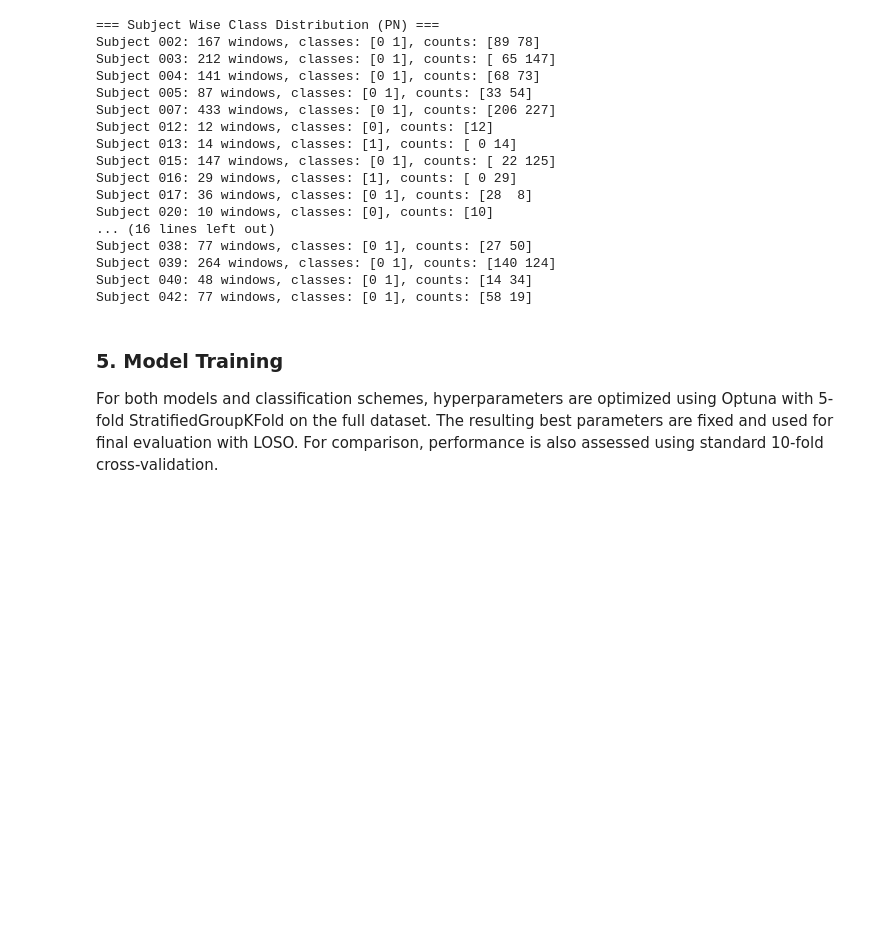
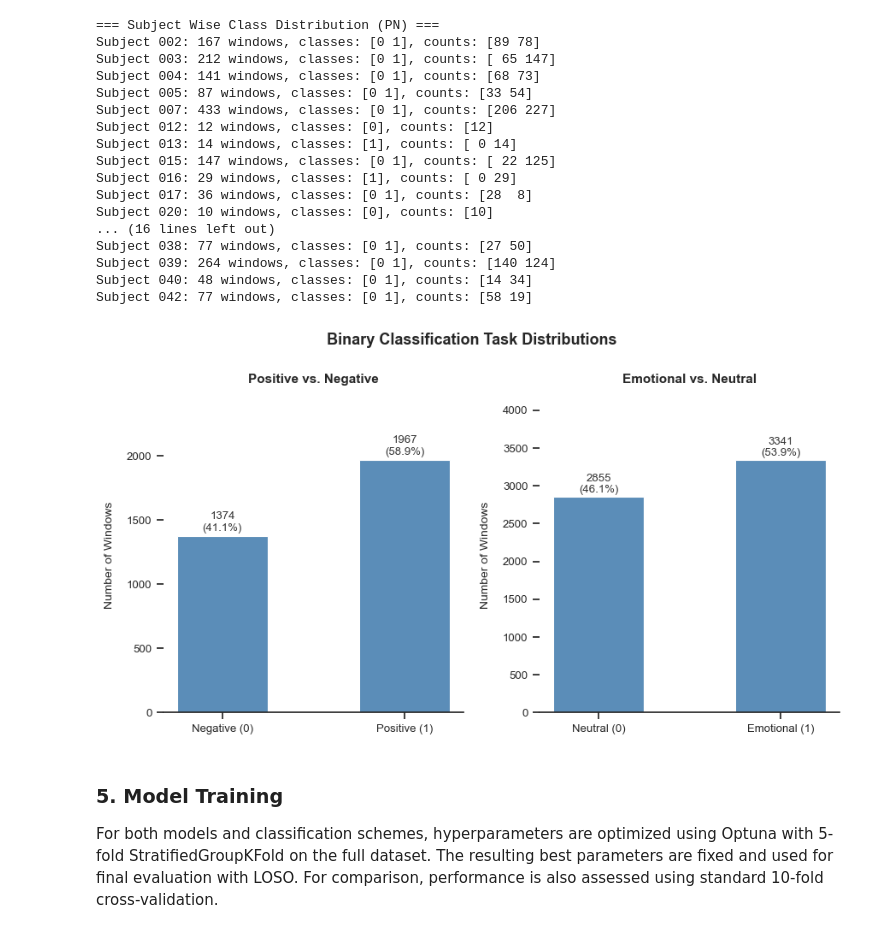
Before and after one commit to connor-richardson/dream-state-classifier, a Jupyter notebook: DWT.ipynb, the cells around one changed output. Drawn from its saved outputs; the diff is of its cells as text; code cells hidden in the pictures; blank space fills up the shorter version.

```diff
--- a/DWT.ipynb
+++ b/DWT.ipynb
@@ -275,6 +308,54 @@ Subject 038: 77 windows, classes: [0 1], counts: [27 50]
 Subject 039: 264 windows, classes: [0 1], counts: [140 124]
 Subject 040: 48 windows, classes: [0 1], counts: [14 34]
 Subject 042: 77 windows, classes: [0 1], counts: [58 19]
+# %%
+sns.set_theme(style="ticks", font_scale=1.1)
+fig, (ax2, ax3) = plt.subplots(1, 2, figsize=(9, 5))
+
+# Positive vs Negative
+pn_counts = [np.sum(y_pn == 0), np.sum(y_pn == 1)]
+pn_labels = ['Negative (0)', 'Positive (1)']
+bars2 = ax2.bar(pn_labels, pn_counts, color='#5b8db8', edgecolor='white', linewidth=0.8, width=0.5)
+for bar, count in zip(bars2, pn_counts):
+    pct = count / sum(pn_counts) * 100
+    ax2.text(bar.get_x() + bar.get_width() / 2,
+             bar.get_height() + 20,
+             f'{count}\n({pct:.1f}%)',
+             ha='center', va='bottom', fontsize=9.5, color='#333333')
+ax2.set_title('Positive vs. Negative', fontsize=11, fontweight='bold', pad=12)
+ax2.set_ylabel('Number of Windows', fontsize=10, labelpad=10)
+ax2.set_ylim(0, max(pn_counts) * 1.25)
+ax2.spines['top'].set_visible(False)
+ax2.spines['right'].set_visible(False)
+ax2.spines['left'].set_visible(False)
+ax2.tick_params(axis='x', labelsize=9.5)
+ax2.tick_params(axis='y', labelsize=9.5)
+
+# Emotional vs Neutral
+en_counts = [np.sum(y_en == 0), np.sum(y_en == 1)]
+en_labels = ['Neutral (0)', 'Emotional (1)']
+bars3 = ax3.bar(en_labels, en_counts, color='#5b8db8', edgecolor='white', linewidth=0.8, width=0.5)
+for bar, count in zip(bars3, en_counts):
+    pct = count / sum(en_counts) * 100
+    ax3.text(bar.get_x() + bar.get_width() / 2,
+             bar.get_height() + 20,
+             f'{count}\n({pct:.1f}%)',
+             ha='center', va='bottom', fontsize=9.5, color='#333333')
+ax3.set_title('Emotional vs. Neutral', fontsize=11, fontweight='bold', pad=12)
+ax3.set_ylabel('Number of Windows', fontsize=10, labelpad=10)
+ax3.set_ylim(0, max(en_counts) * 1.25)
+ax3.spines['top'].set_visible(False)
+ax3.spines['right'].set_visible(False)
+ax3.spines['left'].set_visible(False)
+ax3.tick_params(axis='x', labelsize=9.5)
+ax3.tick_params(axis='y', labelsize=9.5)
+
+fig.suptitle('Binary Classification Task Distributions', fontsize=13, fontweight='bold')
+plt.tight_layout()
+plt.savefig('class_dist_binary.png', dpi=300, bbox_inches='tight')
+plt.show()
+# %% [output]
+[figure, added]
 # %% [markdown]
 ### 5. Model Training
 For both models and classification schemes, hyperparameters are optimized using Optuna with 5-fold StratifiedGroupKFold on the full dataset. The resulting best parameters are fixed and used for final evaluation with LOSO. For comparison, performance is also assessed using standard 10-fold cross-validation.
```
Also changed, not shown: parts of 10 cells of this notebook, 1 other file.
